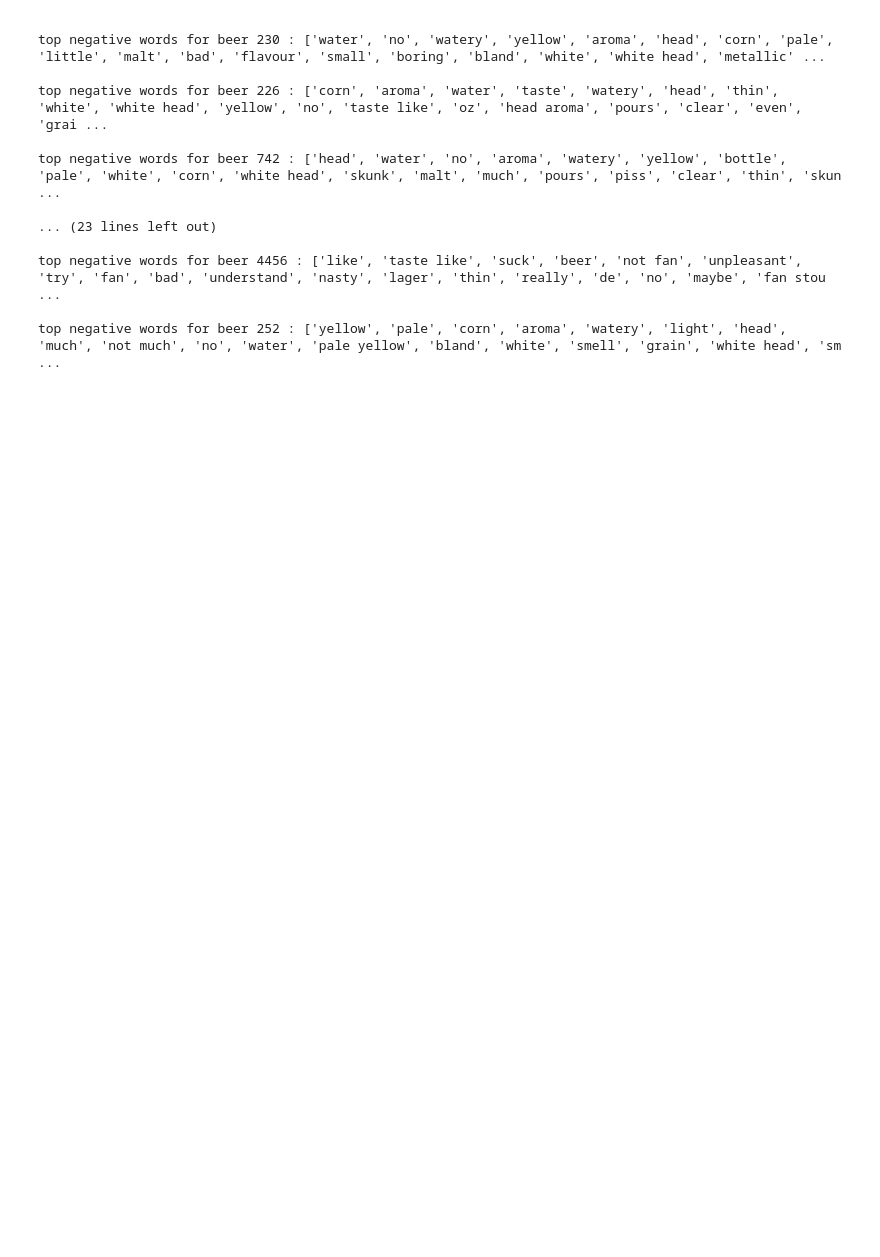
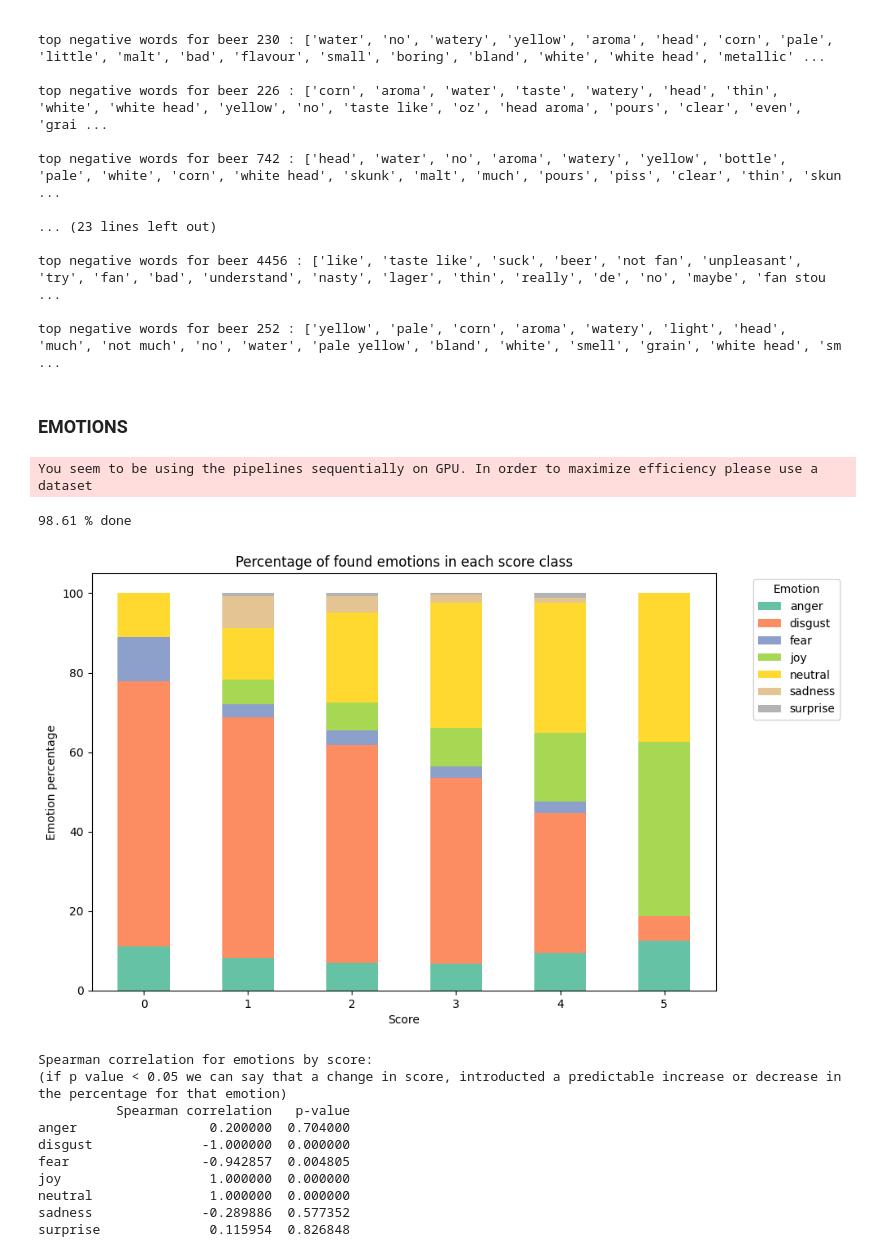
Before and after one commit to epfl-ada/ada-2024-project-awesomedataanalysts, a Jupyter notebook: milestone-2.ipynb, the cells around one changed output. Cells and saved outputs as stored; diff of their text form; code cells hidden in the pictures; blank space fills up the shorter version.

Commit message:
Add emotions part

```diff
--- a/milestone-2.ipynb
+++ b/milestone-2.ipynb
@@ -601,3 +601,62 @@ top negative words for beer 742 : ['head', 'water', 'no', 'aroma', 'watery', 'ye
 top negative words for beer 4456 : ['like', 'taste like', 'suck', 'beer', 'not fan', 'unpleasant', 'try', 'fan', 'bad', 'understand', 'nasty', 'lager', 'thin', 'really', 'de', 'no', 'maybe', 'fan stou ...
 
 top negative words for beer 252 : ['yellow', 'pale', 'corn', 'aroma', 'watery', 'light', 'head', 'much', 'not much', 'no', 'water', 'pale yellow', 'bland', 'white', 'smell', 'grain', 'white head', 'sm ...
+# %% [markdown]
+### EMOTIONS
+# %%
+from src.data_loading import data_load_alternative
+
+nb_reviews = 5882 # about 100K lines
+path_to_rating = "data/RateBeer/ratings.txt"
+beer_reviews = data_load_alternative(path_to_rating, nb_reviews)
+# %%
+from src.models import emotion_sentiment
+
+emotion_data = emotion_sentiment(beer_reviews)
+# %% [output]
+You seem to be using the pipelines sequentially on GPU. In order to maximize efficiency please use a dataset
+98.61 % done
+# %%
+import pandas as pd
+import scipy.stats as stats
+import matplotlib.pyplot as plt
+import seaborn as sns
+
+# Compute counts for each score and emotion
+emotion_counts = emotion_data.groupby(['score'])["max_feel"].value_counts().unstack(fill_value=0)
+# Then their percentage in each score class
+emotion_percentages = emotion_counts.div(emotion_counts.sum(axis=1), axis=0) * 100
+
+emotion_percentages.plot(kind='bar', stacked=True, colormap="Set2", figsize=(10, 6))
+plt.title("Percentage of found emotions in each score class")
+plt.xlabel("Score")
+plt.ylabel("Emotion percentage")
+plt.legend(title="Emotion", bbox_to_anchor=(1.05, 1), loc='upper left')
+plt.tight_layout()
+plt.xticks(rotation=0)
+plt.show()
+
+emotion_percentages = emotion_percentages.reset_index()
+
+# Compute the spearman correlation for each emotion between its percentage and its score
+spearman_results = {}
+for emotion in emotion_counts.columns:
+    spearman_corr, p_value = stats.spearmanr(emotion_percentages['score'], emotion_percentages[emotion])
+    spearman_results[emotion] = {'Spearman correlation': spearman_corr, 'p-value': p_value}
+
+spearman_df = pd.DataFrame(spearman_results).T
+print("Spearman correlation for emotions by score: ")
+print("(if p value < 0.05 we can say that a change in score, introducted a predictable increase or decrease in the percentage for that emotion) ")
+print(spearman_df)
+# %% [output]
+[figure, added]
+Spearman correlation for emotions by score:
+(if p value < 0.05 we can say that a change in score, introducted a predictable increase or decrease in the percentage for that emotion)
+          Spearman correlation   p-value
+anger                 0.200000  0.704000
+disgust              -1.000000  0.000000
+fear                 -0.942857  0.004805
+joy                   1.000000  0.000000
+neutral               1.000000  0.000000
+sadness              -0.289886  0.577352
+surprise              0.115954  0.826848
```
Also changed, not shown: parts of 12 cells of this notebook, 2 other files.
